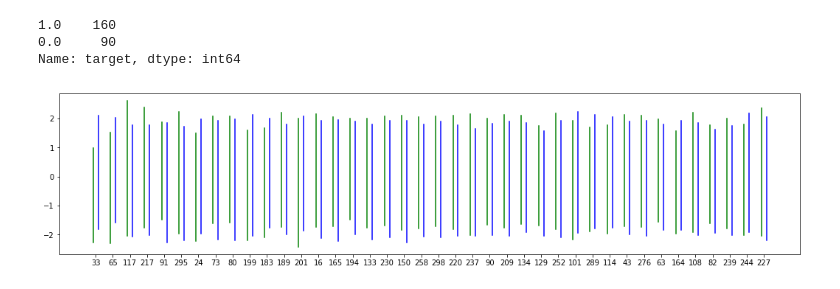
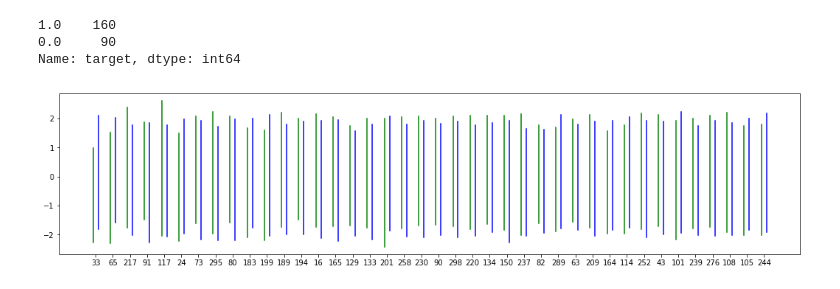
Before and after one commit to amjadfarman/do_not_overfit_ii, a Jupyter notebook: do_not_overfit.ipynb, the cells around one changed output. Drawn from its saved outputs; the diff is of its cells as text; code cells hidden in the pictures.

```diff
--- a/do_not_overfit.ipynb
+++ b/do_not_overfit.ipynb
@@ -61,7 +62,7 @@ columns_impact['spread'] = columns_impact.apply(
 lambda row: max(row['upper_l_0'], row['upper_l_1']) - min(row['lower_l_0'], row['lower_l_1'])
     , axis = 1
 )
-columns_impact['opportunity'] = columns_impact['spread'] - columns_impact['overlap']
+columns_impact['opportunity'] = (columns_impact['spread'] - columns_impact['overlap'])/columns_impact['spread']
 columns_impact['oppor_factor'] = columns_impact.apply(
 lambda row: 0 if (((row['upper_l_0'] > row['upper_l_1']) and (row['lower_l_0'] < row['lower_l_1']))
     or ((row['upper_l_0'] < row['upper_l_1']) and (row['lower_l_0'] > row['lower_l_1']))) else 1
@@ -71,13 +72,14 @@ columns_impact['opportunity'] = columns_impact['opportunity'] * columns_impact['
 # %%
 columns_impact = columns_impact.sort_values(by=['opportunity'], ascending = [False])
 
 plt.figure(figsize=(18,4))
 for num, col in enumerate(columns_impact['column_name'][:40]):
     plt.plot([num-0.15, num-0.15], [columns_impact[columns_impact['column_name'] == col].loc[int(col), 'upper_l_0']
                                     , columns_impact[columns_impact['column_name'] == col].loc[int(col), 'lower_l_0']], 'g')
     plt.plot([num+0.15, num+0.15], [columns_impact[columns_impact['column_name'] == col].loc[int(col), 'upper_l_1']
                                     , columns_impact[columns_impact['column_name'] == col].loc[int(col), 'lower_l_1']], 'b')
 plt.xticks(np.arange(num + 1), list(columns_impact['column_name']))
 plt.show()
+columns_impact_1 = columns_impact.reset_index(drop=True)
 # %% [output]
-[figure, old version]
+[figure, new version]
```
Also changed, not shown: parts of 25 cells of this notebook.
